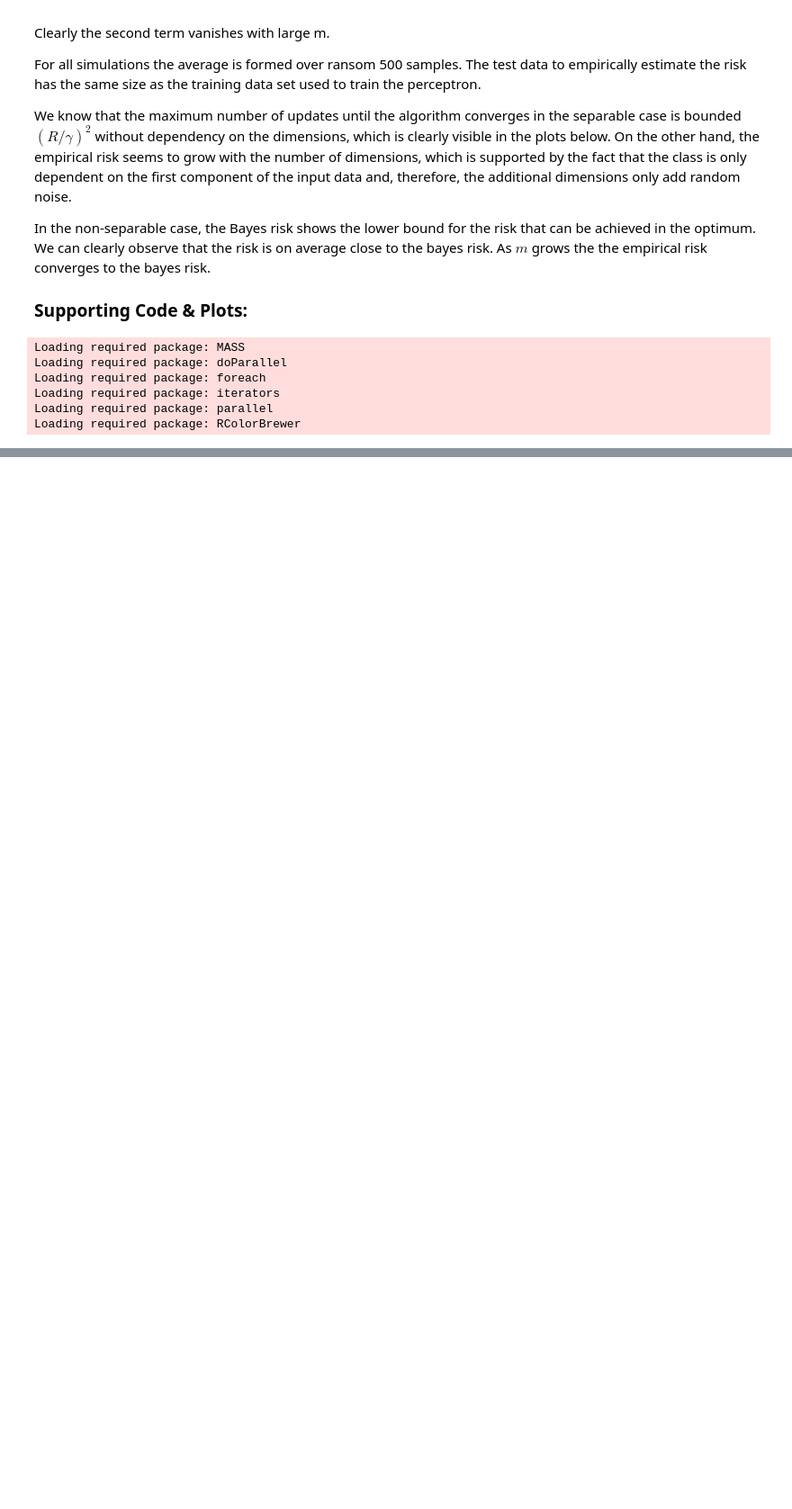
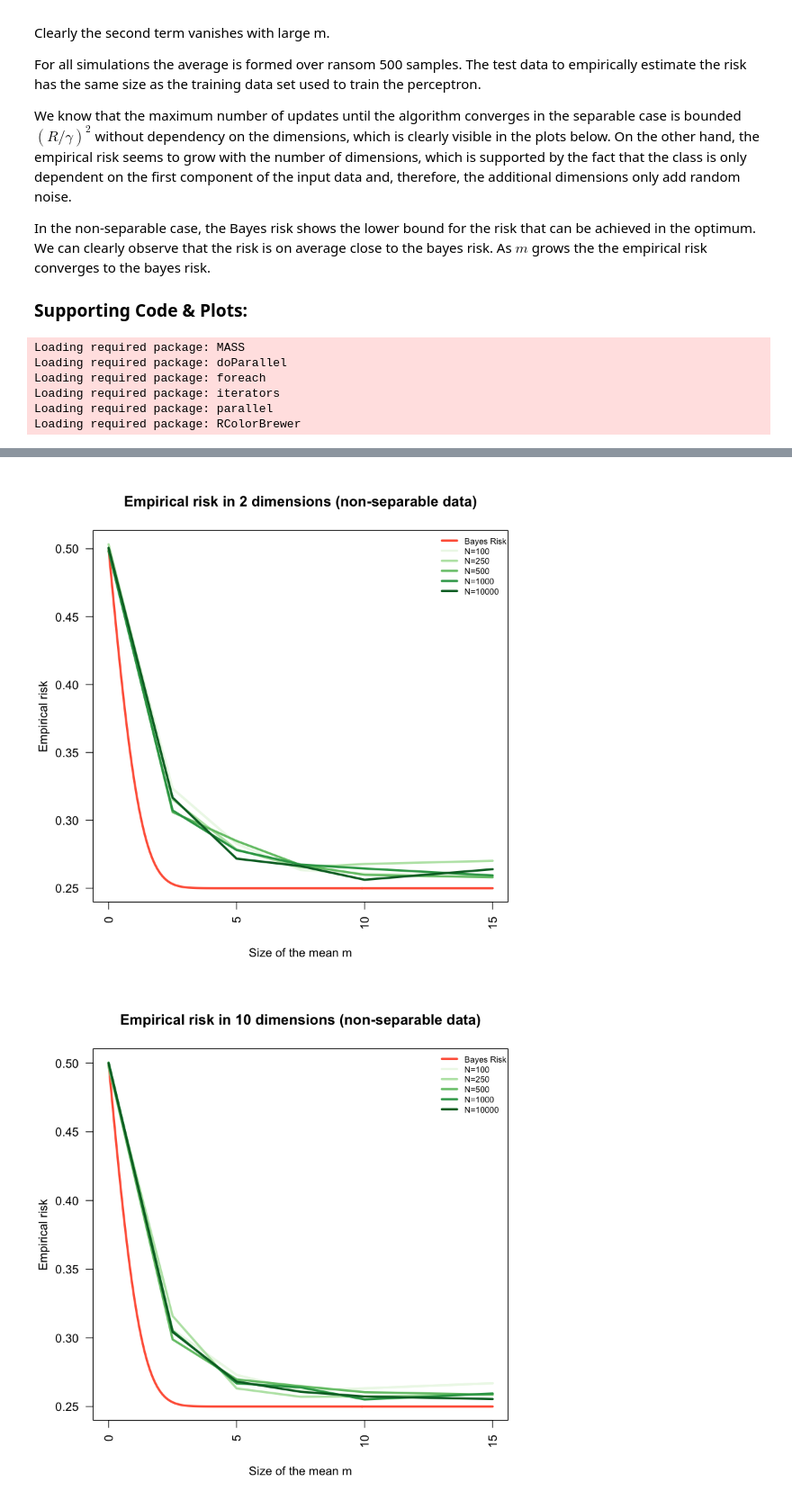
Before and after one commit to MaxZeb/Machine_Learning-BGSE, a Jupyter notebook: ML_CW_perceptron.ipynb, the cells around one changed output, grey strips where cells are left out. Shown at 90% size. Saved outputs shown, nothing was run; the diff lists cells and outputs as text; code cells hidden in the pictures; blank space fills up the shorter version.

```diff
--- a/ML_CW_perceptron.ipynb
+++ b/ML_CW_perceptron.ipynb
@@ -154,31 +160,33 @@ N_1 <- c(100,250,500,1000,10000)
 M_1 <- c(0,2.5,5,7.5,10,15)
 D_1 <- c(2,10,50,100)
 list_risk <- list()
 cl <- makeCluster(detectCores() - 1)
 registerDoParallel(cl)
 for(D_iter in 1:length(D_1)){
     for(N_iter in 1:length(N_1)){
         list_risk[[N_iter]] <- rep(0,length(M_1))
         for(M_iter in 1:length(M_1)){
             zwischen <- foreach(i = 1:250, .packages = "MASS") %dopar% {
                 alg_res  <- perc_alg(non_separable_data(M_1[M_iter],D_1[D_iter],N_1[N_iter]))
                 test_data <- non_separable_data(M_1[M_iter],D_1[D_iter],N_1[N_iter])
                 #test_data <- apply(test_data, 2, function(inp) inp - mean(inp))
                 sum(apply(test_data, 1, function(C) C[1] * (alg_res[[1]] %*% C[2:length(C)]) <= 0)) / N_1[N_iter]
             }
             list_risk[[N_iter]][M_iter] <- mean(unlist(zwischen))
         }
     }
     result_risk <- matrix(unlist(list_risk),ncol = length(M_1), byrow = T, dimnames = list(unlist(N_1),unlist(M_1)))
     mypalette <- brewer.pal(length(N_1),"Greens")
-    par(mfrow=c(2,2))
     plot(M_1,result_risk[1,],type="l",col=mypalette[1], lwd=3, ylim= c(.25,max(result_risk)),
          ylab="Empirical risk",xlab="Size of the mean m",
          main=paste0("Empirical risk in ", D_1[D_iter]," dimensions (non-separable data)"), las=2)
     mus <- seq(min(M_1),max(M_1),.1)
     bayes <- .5 * (1- pnorm(0, mean = 0) + pnorm(0, mean = mus))
     lines(mus,bayes, lwd=3, col="tomato")
     for(i in 1:length(N_1)) lines(M_1,result_risk[i,],col=mypalette[i],lwd=3)
     legend("topright", c("Bayes Risk",paste0("N=",unlist(N_1))), col = c("tomato",mypalette), lwd = 3, cex = .7, bty="n")
 }
 stopCluster(cl)
+# %% [output]
+[figure, added]
+[figure, added]
```
Also changed, not shown: parts of 2 cells of this notebook, 1 other file.
